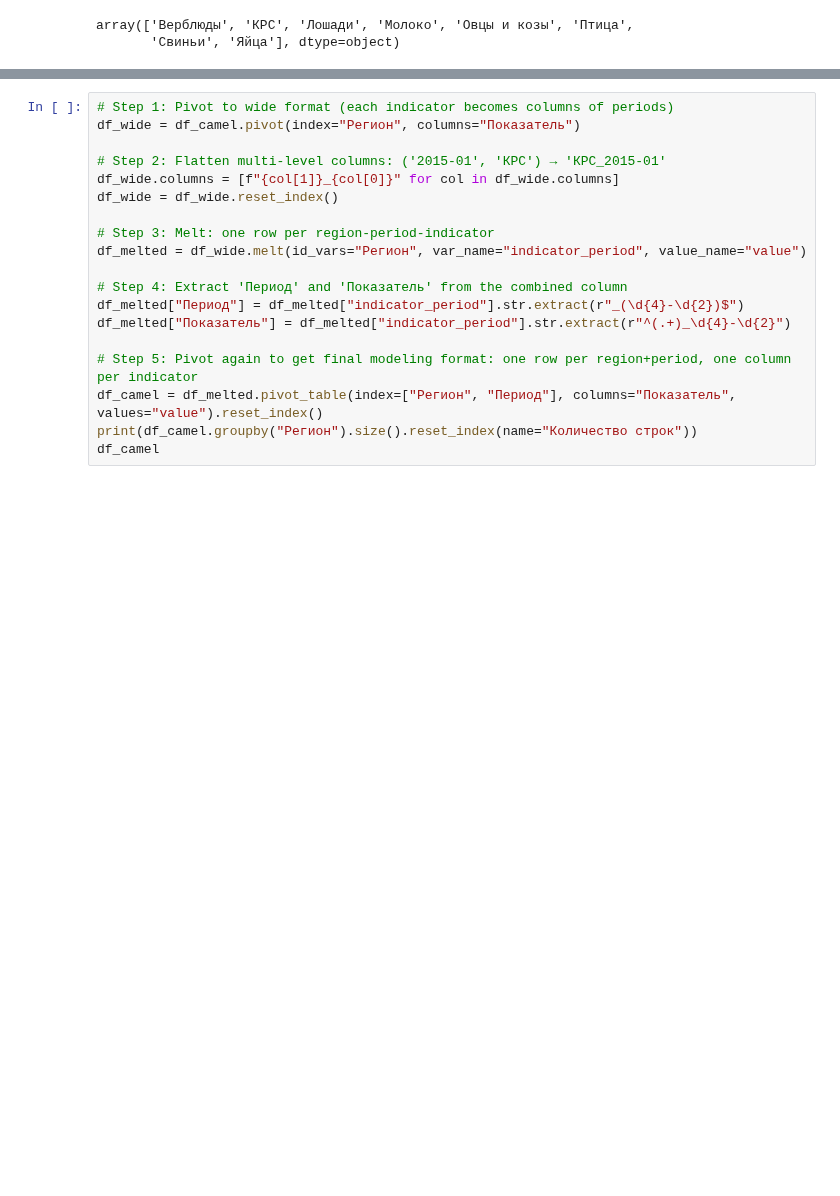
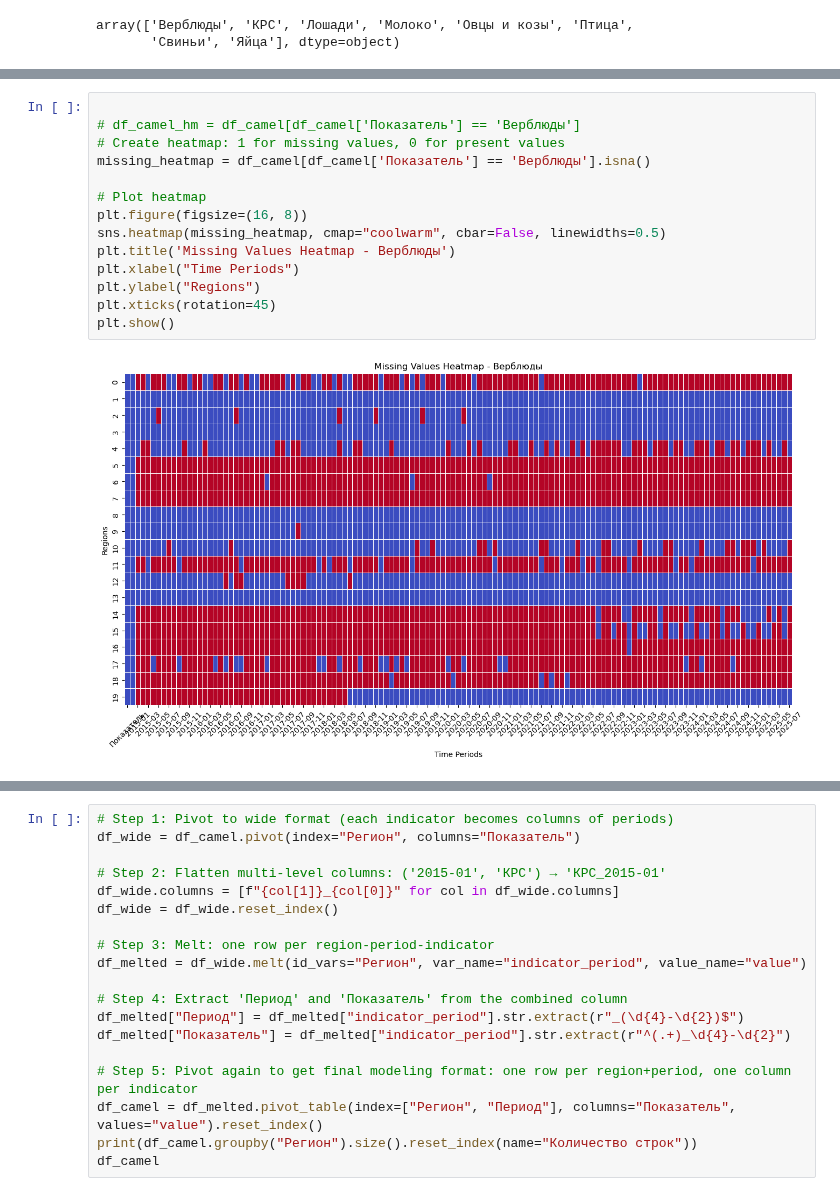
Before and after one commit to Madi147/ICC, a Jupyter notebook: Models/Верблюды/Датасет верблюды copy.ipynb, the cells around one changed output, grey strips where cells are left out. Drawn from its saved outputs; the diff is of its cells as text; blank space fills up the shorter version.

Commit message:
cleaned v2 of верблюды

```diff
--- a/Models/Верблюды/Датасет верблюды copy.ipynb
+++ b/Models/Верблюды/Датасет верблюды copy.ipynb
@@ -58,0 +59,16 @@ df_camel.sample(10)
+# %%
+
+# df_camel_hm = df_camel[df_camel['Показатель'] == 'Верблюды']
+# Create heatmap: 1 for missing values, 0 for present values
+missing_heatmap = df_camel[df_camel['Показатель'] == 'Верблюды'].isna()
+
+# Plot heatmap
+plt.figure(figsize=(16, 8))
+sns.heatmap(missing_heatmap, cmap="coolwarm", cbar=False, linewidths=0.5)
+plt.title('Missing Values Heatmap - Верблюды')
+plt.xlabel("Time Periods")
+plt.ylabel("Regions")
+plt.xticks(rotation=45)
+plt.show()
+# %% [output]
+[figure, added]
```
Also changed, not shown: parts of 3 cells of this notebook, 4 other files.
